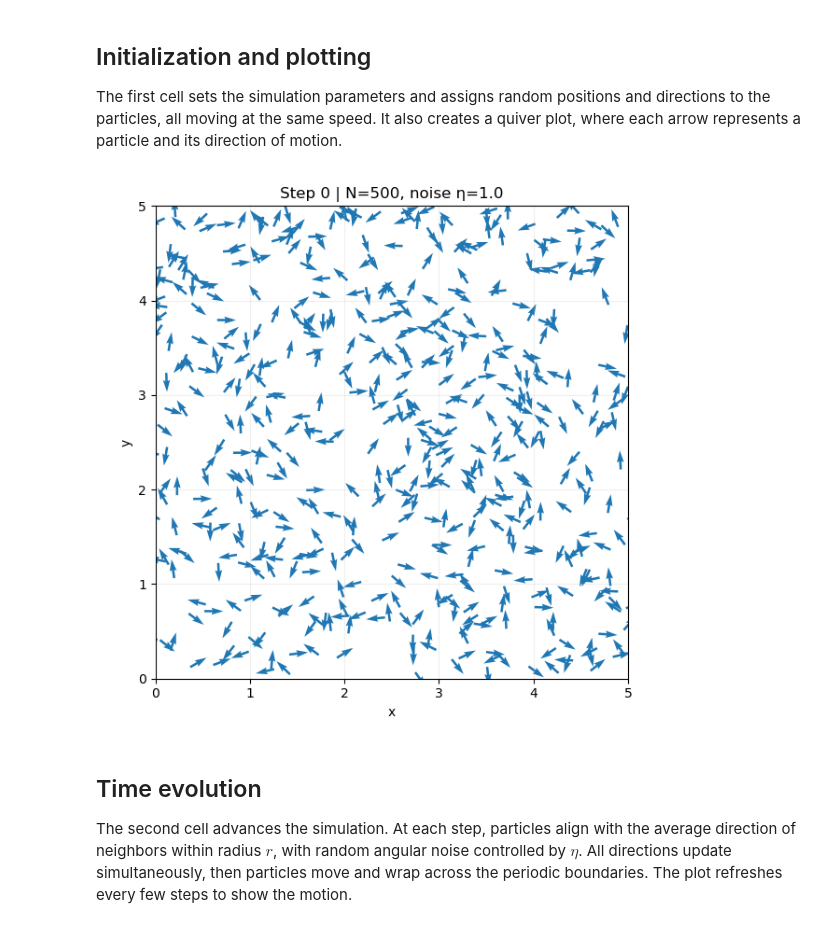
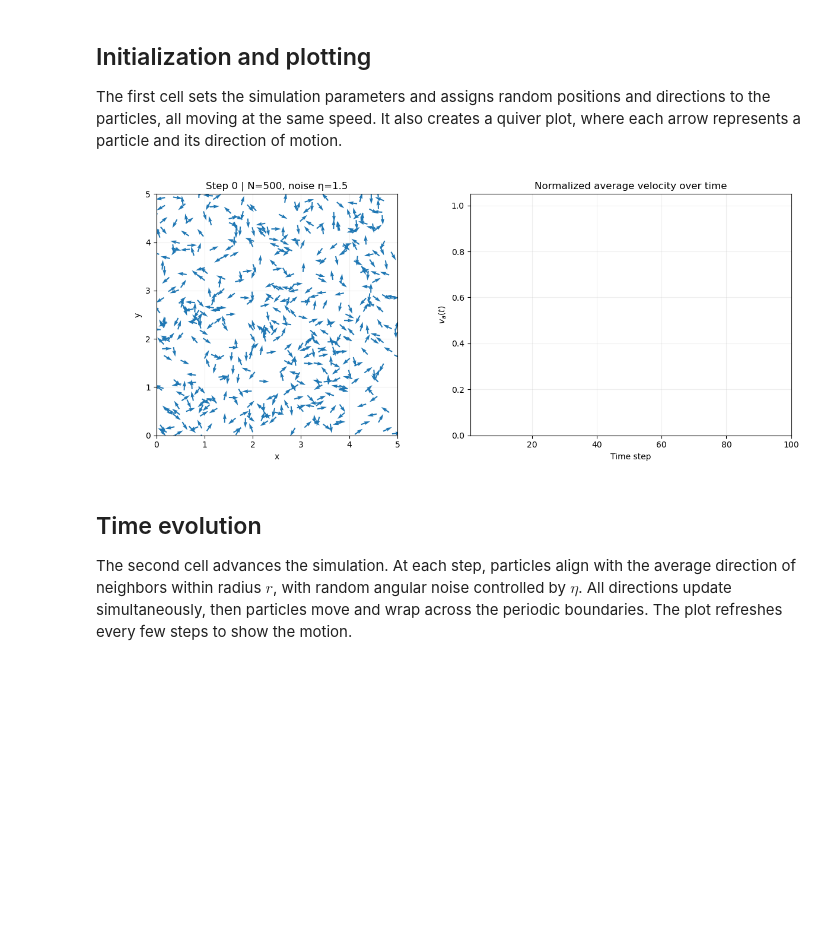
Before and after one commit to heli-belii/computational-projects, a Jupyter notebook: vicsek-model/viscek-model.ipynb, the cells around one changed output. Saved outputs shown, nothing was run; the diff lists cells and outputs as text; code cells hidden in the pictures; blank space fills up the shorter version.

Commit message:
Update viscek-model.ipynb
Update the model with normalized velocity and steady-state order parameters.

```diff
--- a/vicsek-model/viscek-model.ipynb
+++ b/vicsek-model/viscek-model.ipynb
@@ -10,38 +10,46 @@ The first cell sets the simulation parameters and assigns random positions and d
 %matplotlib widget
 import numpy as np
 import matplotlib.pyplot as plt
 import scipy.stats as stats
 
 
 t = 0
 N = 500          # number of particles
 L = 5.0           # side length of the square box
-r = 0.35          # interaction radius
+r = 0.32          # interaction radius
 v = 0.02          # speed (distance per time unit), constant for every particle
 dt = 1.0          # time step
-eta = 1.0         # angular noise width, in radians
+eta = 1.5         # angular noise width, in radians
 
 xs = np.random.rand(N, 2) * L  # positions in [0, L) x [0, L)
 thetas = np.random.rand(N) * 2 * np.pi
 
 
-# Create one live plot; no past positions or angles are stored.
-fig, ax = plt.subplots(figsize=(6, 6))
+# Create synchronized live plots for the particles and their order parameter.
+fig, (ax, ax_va) = plt.subplots(1, 2, figsize=(12, 5))
 arrow_length = 0.04 * L  # enlarged for readability
 arrows = ax.quiver(
     xs[:, 0], xs[:, 1],
     arrow_length * np.cos(thetas), arrow_length * np.sin(thetas),
     angles="xy", scale_units="xy", scale=1,
     pivot="tail", color="tab:blue", width=0.005,
 )
 ax.set(xlim=(0, L), ylim=(0, L), xlabel="x", ylabel="y")
 ax.set_aspect("equal")
 ax.grid(alpha=0.2)
 title = ax.set_title(f"Step 0 | N={N}, noise η={eta}")
+
+v_a_line, = ax_va.plot([], [], color="tab:orange")
+ax_va.set(
+    xlim=(1, 100), ylim=(0, 1.05),
+    xlabel="Time step", ylabel=r"$v_a(t)$",
+    title="Normalized average velocity over time",
+)
+ax_va.grid(alpha=0.2)
 fig.tight_layout()
 plt.show()
 # %% [output]
-[figure, old version]
+[figure, new version]
 # %% [markdown]
 ## Time evolution
 
```
Also changed, not shown: parts of 2 cells of this notebook.
